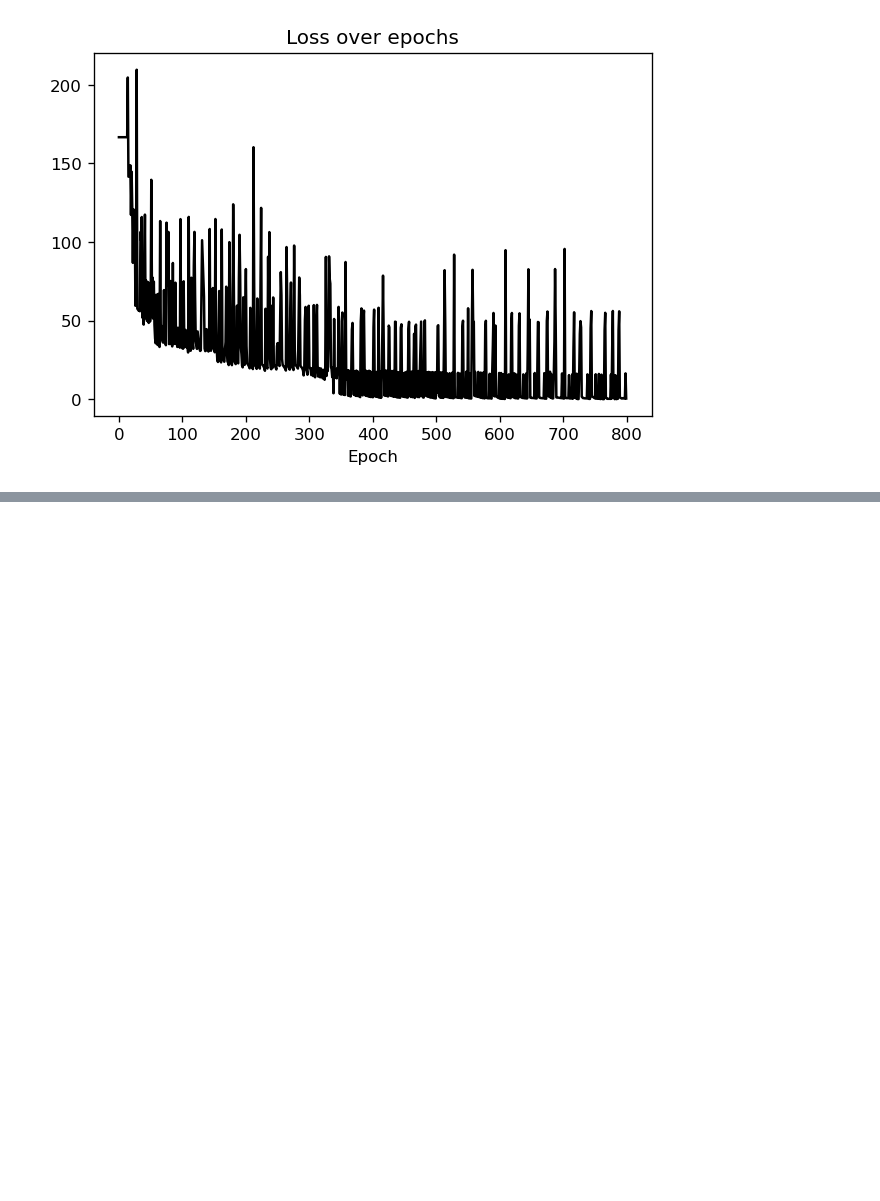
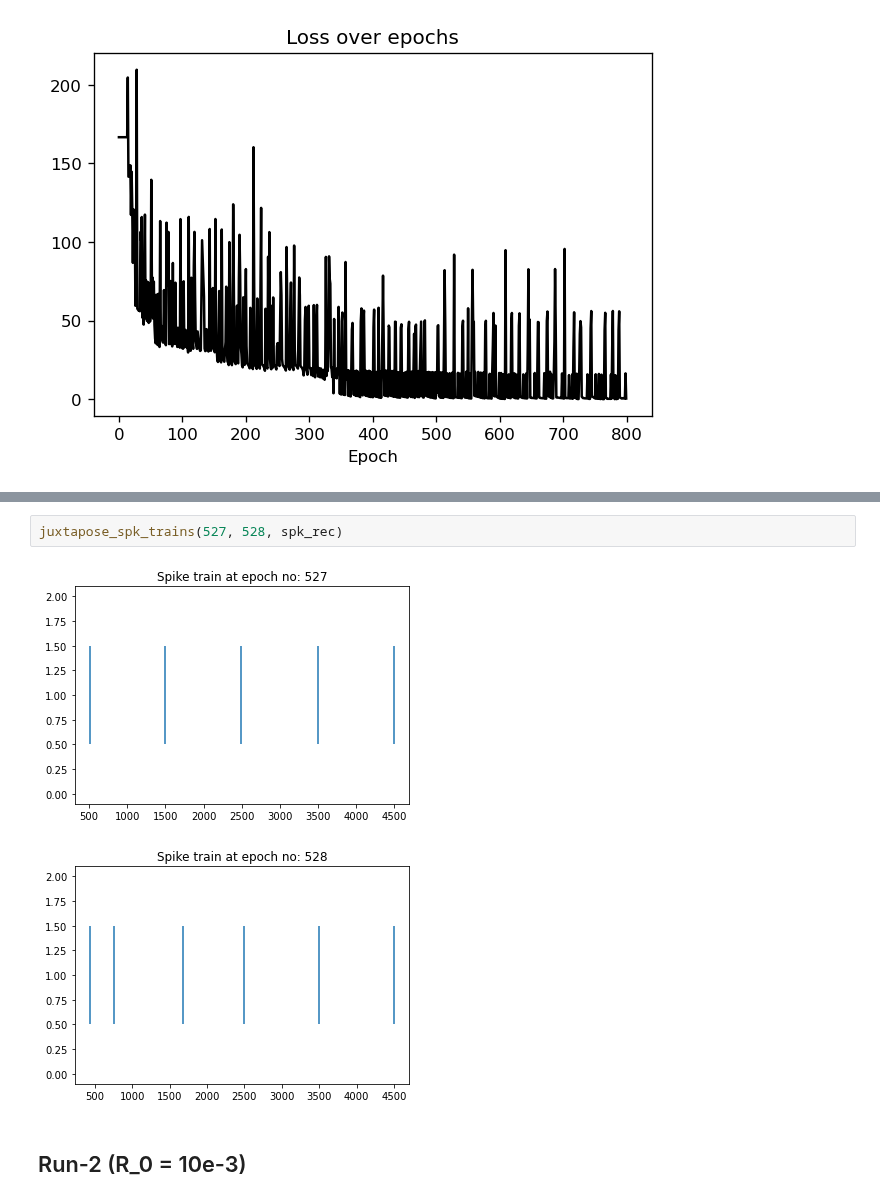
Before and after one commit to divyanshgupt/Unreliable-Transmission, a Jupyter notebook: SuperSpike/fixing loss overshoot.ipynb, the cells around one changed output, grey strips where cells are left out. Cells and saved outputs as stored; diff of their text form; blank space fills up the shorter version.

```diff
--- a/SuperSpike/fixing loss overshoot.ipynb
+++ b/SuperSpike/fixing loss overshoot.ipynb
@@ -37,0 +151,7 @@ NameError: name 'nb_epochs' is not defined
+# %%
+juxtapose_spk_trains(527, 528, spk_rec)
+# %% [output]
+[figure, added]
+[figure, added]
+# %% [markdown]
+## Run-2 (R_0 = 10e-3)
```
Also changed, not shown: parts of 16 cells of this notebook.
